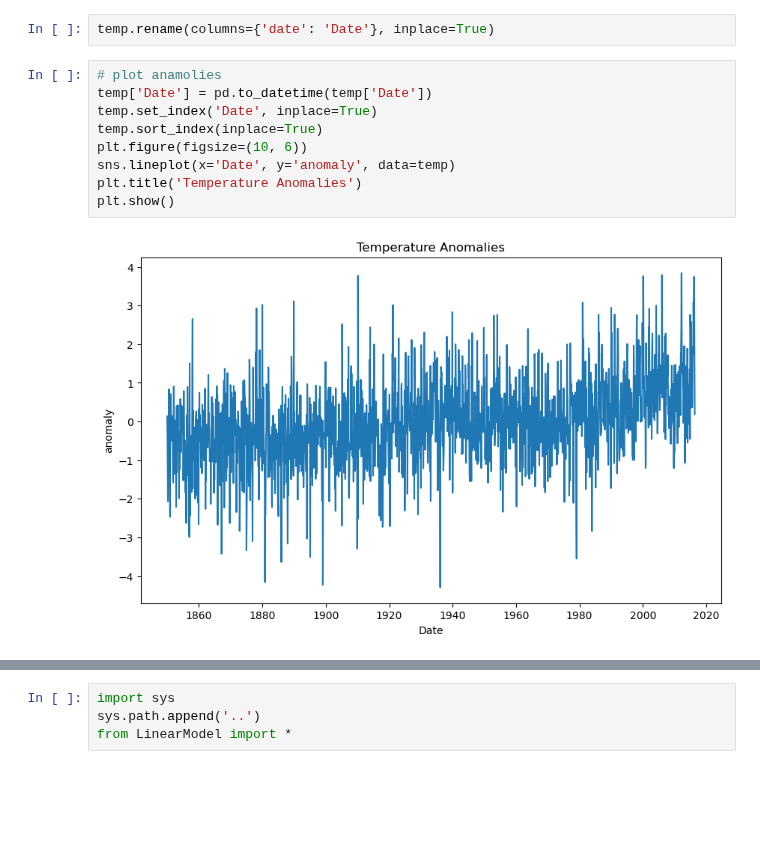
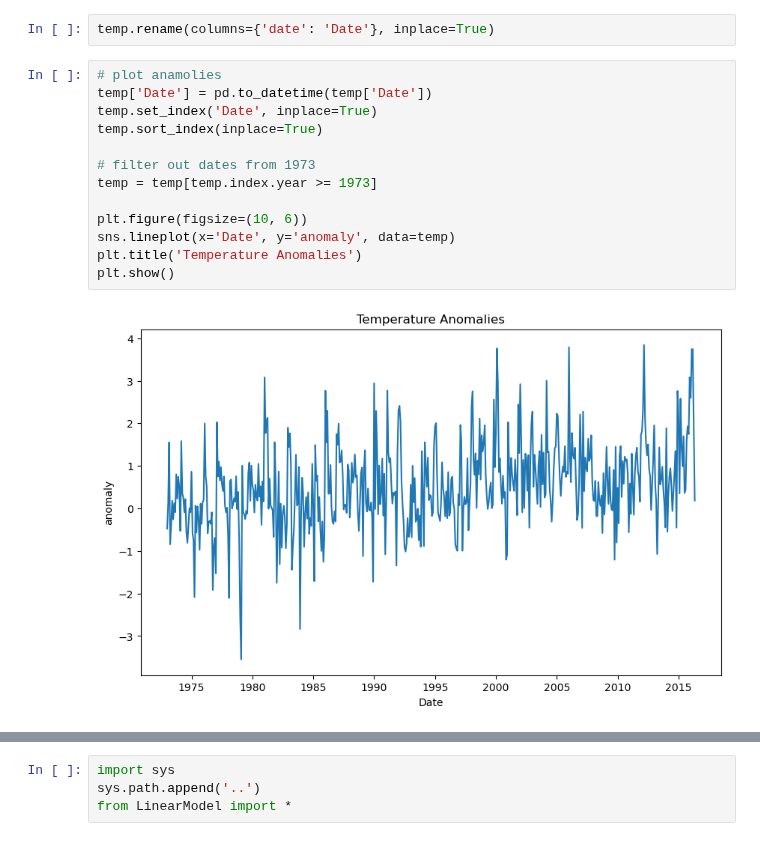
Before and after one commit to chtang-hmc/Spring-Invitation-Datathon-2024, a Jupyter notebook: Analysis/temp_EDA.ipynb, the cells around one changed output, grey strips where cells are left out. Cells and saved outputs as stored; diff of their text form; blank space fills up the shorter version.

Commit message:
temp EDA

```diff
--- a/Analysis/temp_EDA.ipynb
+++ b/Analysis/temp_EDA.ipynb
@@ -12,11 +12,15 @@ temp.rename(columns={'date': 'Date'}, inplace=True)
 # %%
 # plot anamolies
 temp['Date'] = pd.to_datetime(temp['Date'])
 temp.set_index('Date', inplace=True)
 temp.sort_index(inplace=True)
+
+# filter out dates from 1973
+temp = temp[temp.index.year >= 1973]
+
 plt.figure(figsize=(10, 6))
 sns.lineplot(x='Date', y='anomaly', data=temp)
 plt.title('Temperature Anomalies')
 plt.show()
 # %% [output]
-[figure, old version]
+[figure, new version]
```
Also changed, not shown: parts of 9 cells of this notebook, 1 other file.
